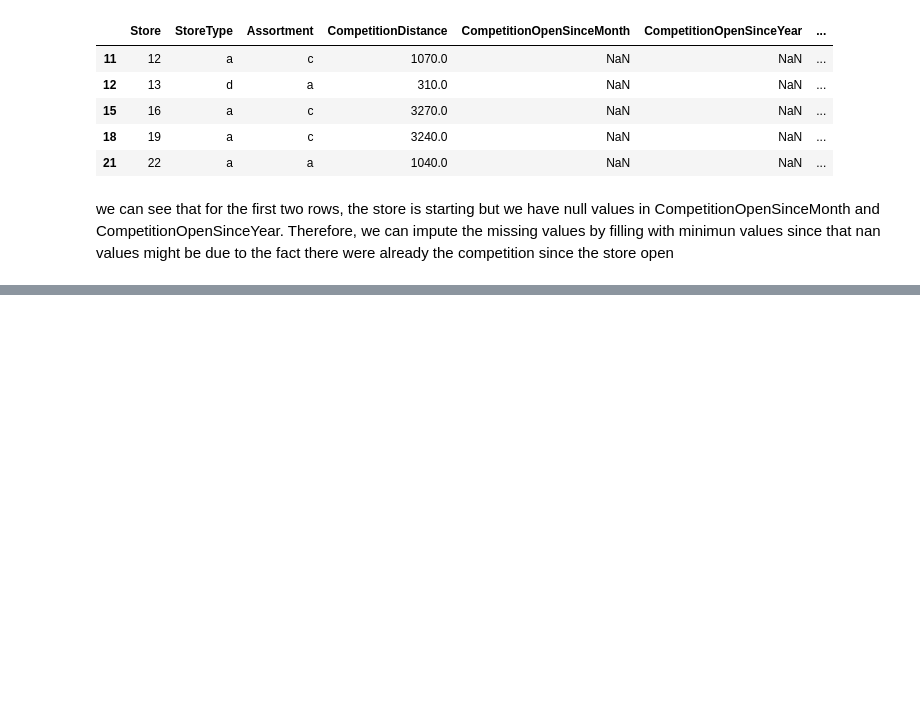
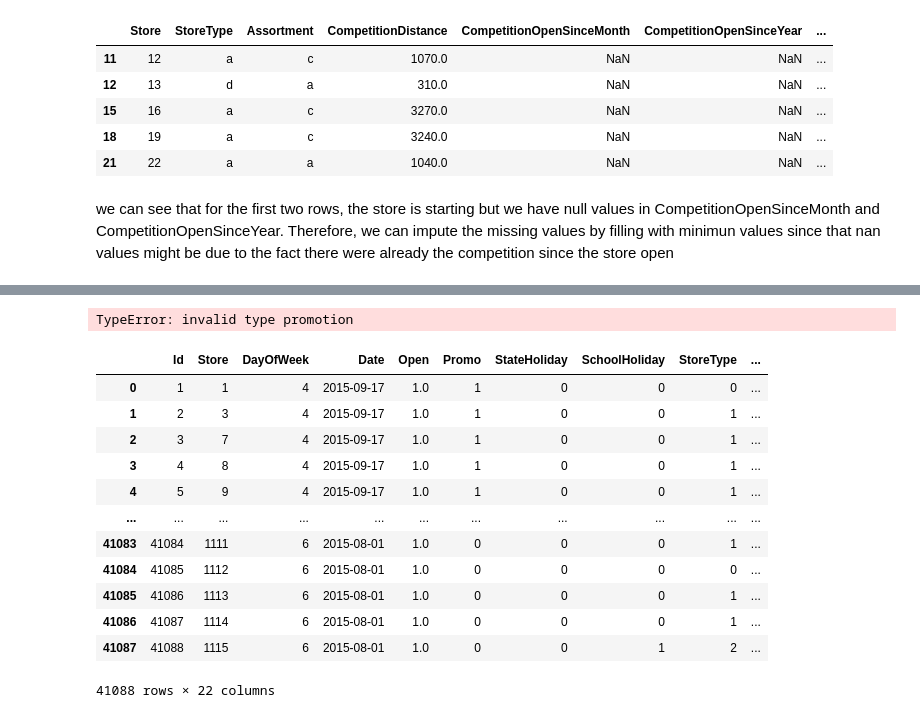
Before and after one commit to fbagire/pharmaceutical_sales_forecast, a Jupyter notebook: notebook/preprocess_data.ipynb, the cells around one changed output, grey strips where cells are left out. Cells and saved outputs as stored; diff of their text form; code cells hidden in the pictures; blank space fills up the shorter version.

```diff
--- a/notebook/preprocess_data.ipynb
+++ b/notebook/preprocess_data.ipynb
@@ -189,2 +188,0 @@ cleaner_test.filling_nan(test,['CompetitionDistance'],test.CompetitionDistance.m
-# %%
-test.fillna(1,inplace=True)
@@ -194,0 +191,3 @@ test[test['Open'].isna()]
+# %%
+train=cleaner_train.make_datefeatures(train,'Date')
+test=cleaner_test.make_datefeatures(test,'Date')
@@ -194,0 +200,3 @@ test[test['Open'].isna()]
+# %%
+train=cleaner_train.label_encoder(train)
+test=cleaner_test.label_encoder(test)
@@ -194,0 +254,22 @@ test[test['Open'].isna()]
+# %%
+train=cleaner_train.scale_data(train)
+test=cleaner_test.scale_data(test)
+# %% [output]
+TypeError: invalid type promotion
+# %%
+#Save clean and fixed train and test dataframes
+test
+# %% [output]
+|  | Id | Store | DayOfWeek | Date | Open | Promo | StateHoliday | SchoolHoliday | StoreType | ... |
+| 0 | 1 | 1 | 4 | 2015-09-17 | 1.0 | 1 | 0 | 0 | 0 | ... |
+| 1 | 2 | 3 | 4 | 2015-09-17 | 1.0 | 1 | 0 | 0 | 1 | ... |
+| 2 | 3 | 7 | 4 | 2015-09-17 | 1.0 | 1 | 0 | 0 | 1 | ... |
+| 3 | 4 | 8 | 4 | 2015-09-17 | 1.0 | 1 | 0 | 0 | 1 | ... |
+| 4 | 5 | 9 | 4 | 2015-09-17 | 1.0 | 1 | 0 | 0 | 1 | ... |
+| ... | ... | ... | ... | ... | ... | ... | ... | ... | ... | ... |
+| 41083 | 41084 | 1111 | 6 | 2015-08-01 | 1.0 | 0 | 0 | 0 | 1 | ... |
+| 41084 | 41085 | 1112 | 6 | 2015-08-01 | 1.0 | 0 | 0 | 0 | 0 | ... |
+| 41085 | 41086 | 1113 | 6 | 2015-08-01 | 1.0 | 0 | 0 | 0 | 1 | ... |
+| 41086 | 41087 | 1114 | 6 | 2015-08-01 | 1.0 | 0 | 0 | 0 | 1 | ... |
+| 41087 | 41088 | 1115 | 6 | 2015-08-01 | 1.0 | 0 | 0 | 1 | 2 | ... |
+41088 rows × 22 columns
```
Also changed, not shown: parts of 15 cells of this notebook, 2 other files.
